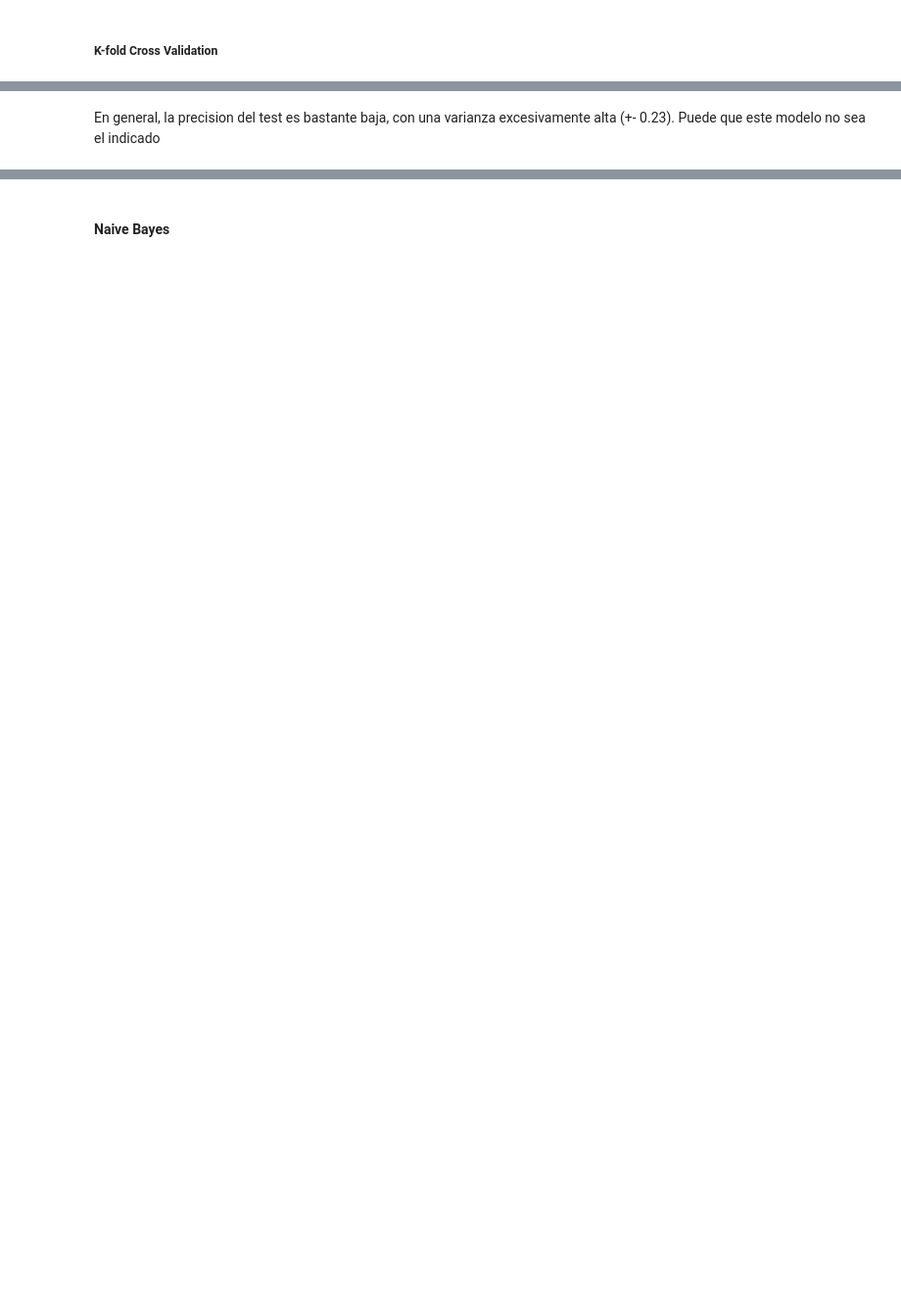
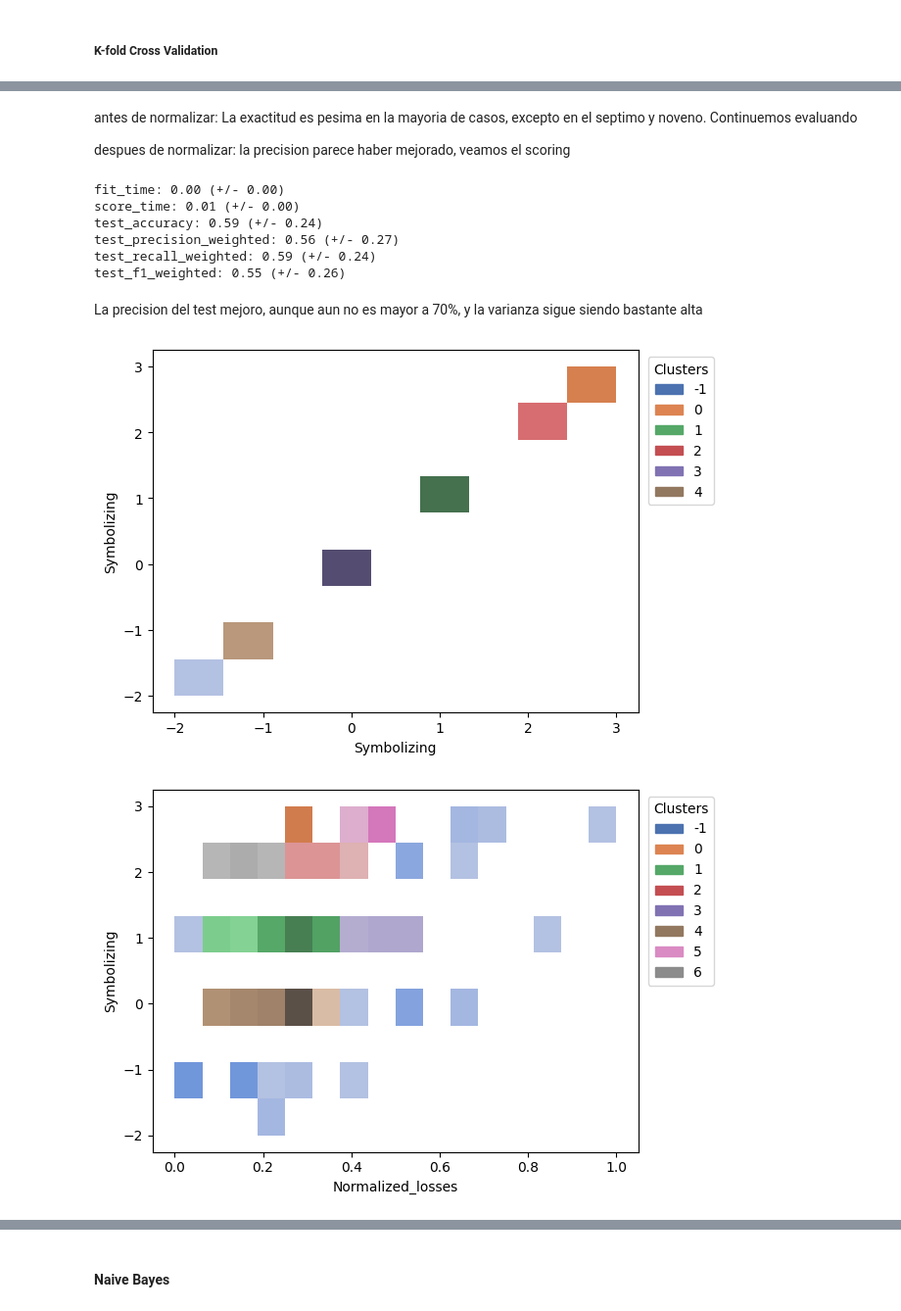
Before and after one commit to SebastianMosqueraCaicedo/ana-datos-riesgo, a Jupyter notebook: Proyect_Agredo_Mosquera.ipynb, the cells around one changed output, grey strips where cells are left out. Shown at 98% size. Saved outputs shown, nothing was run; the diff lists cells and outputs as text; code cells hidden in the pictures; blank space fills up the shorter version.

```diff
--- a/Proyect_Agredo_Mosquera.ipynb
+++ b/Proyect_Agredo_Mosquera.ipynb
@@ -809,0 +892,6 @@ data.head()
+# %%
+#Convirtamos las variables categoricas en numeros para que los modelos lo puedan entender
+imp_cat =  data.select_dtypes(['object']).columns
+
+data[imp_cat] = data[imp_cat].apply(lambda x: pd.factorize(x)[0])
+data.head()
@@ -809,0 +905,4 @@ data.head()
+# %%
+#normalizemos las variables cuantitativas
+imp_cnt = ['Normalized_losses', 'Wheel_base','Length','Heigth','Curb_weight','Engine_size', 'City_mpg', 'Highway_mpg']
+data[imp_cnt[0]].min()
@@ -867,2 +1050,21 @@ for key in scores:
-# %% [markdown]
-En general, la precision del test es bastante baja, con una varianza excesivamente alta (+- 0.23). Puede que este modelo no sea el indicado
+# %% [markdown]
+antes de normalizar: La exactitud es pesima en la mayoria de casos, excepto en el septimo y noveno. Continuemos evaluando
+
+despues de normalizar: la precision parece haber mejorado, veamos el scoring
+# %%
+scoring = ['accuracy', 'precision_weighted', 'recall_weighted', 'f1_weighted']
+knn = neighbors.KNeighborsClassifier(n_neighbors=5)
+scores = cross_validate(knn, x, y, scoring=scoring, cv=10, return_train_score=False)
+
+for key in scores:
+    score = scores[key]
+    print("%s: %0.2f (+/- %0.2f)" % (key, score.mean(), score.std() * 2))
+# %% [output]
+fit_time: 0.00 (+/- 0.00)
+score_time: 0.01 (+/- 0.00)
+test_accuracy: 0.59 (+/- 0.24)
+test_precision_weighted: 0.56 (+/- 0.27)
+test_recall_weighted: 0.59 (+/- 0.24)
+test_f1_weighted: 0.55 (+/- 0.26)
+# %% [markdown]
+La precision del test mejoro, aunque aun no es mayor a 70%, y la varianza sigue siendo bastante alta
@@ -868,0 +1073,23 @@ En general, la precision del test es bastante baja, con una varianza excesivamen
+# %%
+from sklearn.neighbors import NearestNeighbors
+from sklearn.cluster import DBSCAN
+
+X_train = []
+
+# arreglo de entrenamientos
+for i in data.columns:
+    X_train.append(data[[i, 'Symbolizing']])
+
+for j in X_train:
+    nbs = NearestNeighbors(n_neighbors=5).fit(j)
+    distances,_ = nbs.kneighbors(j)
+
+    dbscan = DBSCAN(eps = data[j.columns[0]].max()/15, min_samples = 10).fit(j)
+    labels = dbscan.labels_
+
+    p = sns.histplot(data = data, x = str(j.columns[0]), y =  str(j.columns[1]), hue = dbscan.labels_, legend = "full", palette = "deep")
+    sns.move_legend(p, "upper right", bbox_to_anchor = (1.17, 1.), title = 'Clusters')
+    plt.show()
+# %% [output]
+[figure, added]
+[figure, added]
```
Also changed, not shown: parts of 77 cells of this notebook.
